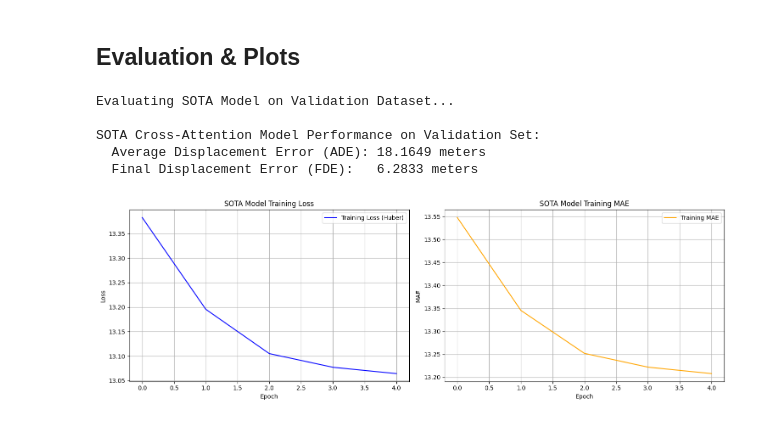
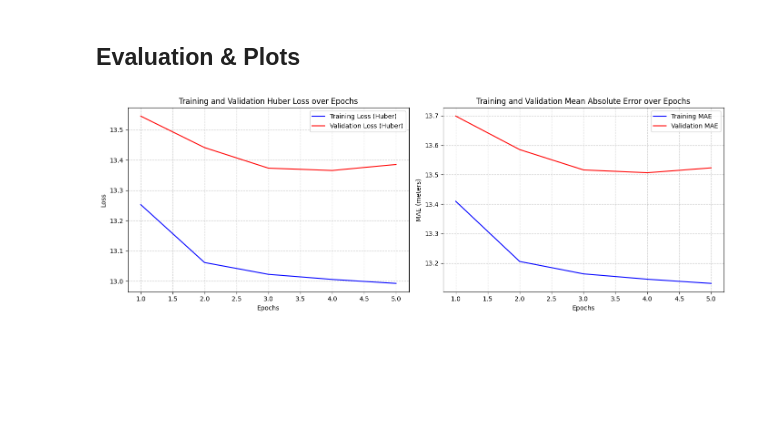
Before and after one commit to donggeonk/waymo_trajectory_prediction, a Jupyter notebook: waymo_transformer.ipynb, the cells around one changed output. Drawn from its saved outputs; the diff is of its cells as text; code cells hidden in the pictures; blank space fills up the shorter version.

Commit message:
updated codes and plots

```diff
--- a/waymo_transformer.ipynb
+++ b/waymo_transformer.ipynb
@@ -2041,60 +1194,42 @@ Model successfully saved to '/content/drive/MyDrive/waymo_sota_model_10percent.k
 # %% [markdown]
 ## Evaluation & Plots
-# %%
-import numpy as np
-
-print("Evaluating SOTA Model on Validation Dataset...")
-
-all_sota_preds = []
-all_sota_targets = []
-
-for inputs, targets in val_dataset_transformer:
-    preds = sota_model.predict(inputs, verbose=0)
-    all_sota_preds.append(preds)
-    all_sota_targets.append(targets.numpy())
-
-all_sota_preds_np = np.concatenate(all_sota_preds, axis=0)
-all_sota_targets_np = np.concatenate(all_sota_targets, axis=0)
-
-distances_sota = np.linalg.norm(all_sota_preds_np - all_sota_targets_np, axis=2)
-
-ade_sota = np.mean(distances_sota)
-fde_sota = np.mean(distances_sota[:, -1])
-
-print(f"\nSOTA Cross-Attention Model Performance on Validation Set:")
-print(f"  Average Displacement Error (ADE): {ade_sota:.4f} meters")
-print(f"  Final Displacement Error (FDE):   {fde_sota:.4f} meters")
-# %% [output]
-Evaluating SOTA Model on Validation Dataset...
-
-SOTA Cross-Attention Model Performance on Validation Set:
-  Average Displacement Error (ADE): 18.1649 meters
-  Final Displacement Error (FDE):   6.2833 meters
 # %%
 import matplotlib.pyplot as plt
 
 if 'history_sota' in locals():
-    fig, (ax1, ax2) = plt.subplots(1, 2, figsize=(15, 5))
+    # Extract the metrics from the history object
+    loss = history_sota.history['loss']
+    val_loss = history_sota.history.get('val_loss', [])
+    mae = history_sota.history['mae']
+    val_mae = history_sota.history.get('val_mae', [])
+    epochs = range(1, len(loss) + 1)
 
-    # Plot Training Loss
-    ax1.plot(history_sota.history['loss'], label='Training Loss (Huber)', color='blue')
-    ax1.set_title('SOTA Model Training Loss')
-    ax1.set_xlabel('Epoch')
+    # Create a figure with two subplots
+    fig, (ax1, ax2) = plt.subplots(1, 2, figsize=(14, 5))
+
+    # Plot Loss (Huber)
+    ax1.plot(epochs, loss, 'b-', label='Training Loss (Huber)')
+    if val_loss:
+        ax1.plot(epochs, val_loss, 'r-', label='Validation Loss (Huber)')
+    ax1.set_title('Training and Validation Huber Loss over Epochs')
+    ax1.set_xlabel('Epochs')
     ax1.set_ylabel('Loss')
-    ax1.grid(True)
     ax1.legend()
+    ax1.grid(True, linestyle='--', alpha=0.7)
 
-    # Plot Training MAE
-    ax2.plot(history_sota.history['mae'], label='Training MAE', color='orange')
-    ax2.set_title('SOTA Model Training MAE')
-    ax2.set_xlabel('Epoch')
-    ax2.set_ylabel('MAE')
-    ax2.grid(True)
+    # Plot MAE
+    ax2.plot(epochs, mae, 'b-', label='Training MAE')
+    if val_mae:
+        ax2.plot(epochs, val_mae, 'r-', label='Validation MAE')
+    ax2.set_title('Training and Validation Mean Absolute Error over Epochs')
+    ax2.set_xlabel('Epochs')
+    ax2.set_ylabel('MAE (meters)')
     ax2.legend()
+    ax2.grid(True, linestyle='--', alpha=0.7)
 
     plt.tight_layout()
     plt.show()
 else:
     print("Training history not found. Please complete the SOTA training first.")
 # %% [output]
-[figure, old version]
+[figure, new version]
```
Also changed, not shown: parts of 49 cells of this notebook, 11 other files.
